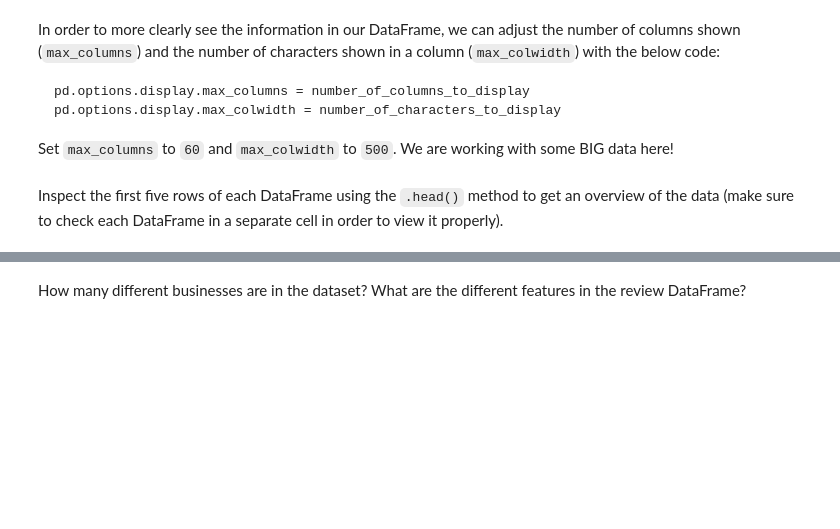
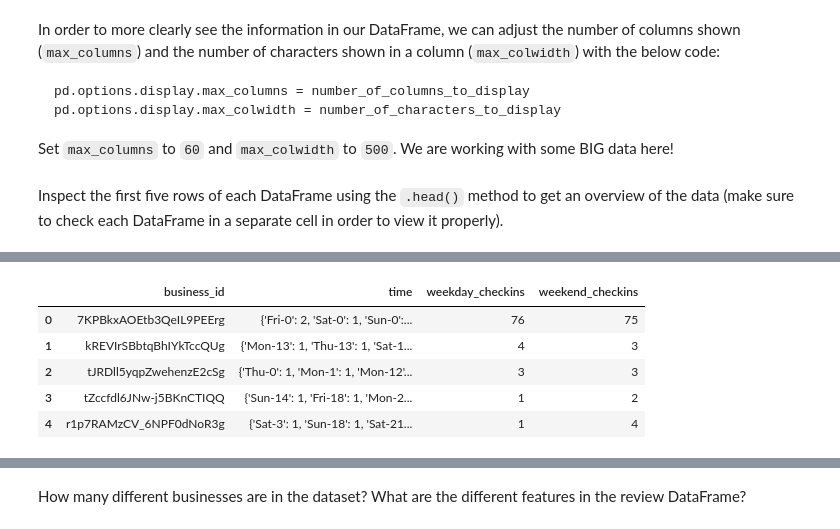
Before and after one commit to LenSin3/yelp_regression_project, a Jupyter notebook: yelp_regression.ipynb, the cells around one changed output, grey strips where cells are left out. Cells and saved outputs as stored; diff of their text form; code cells hidden in the pictures; blank space fills up the shorter version.

```diff
--- a/yelp_regression.ipynb
+++ b/yelp_regression.ipynb
@@ -54,0 +83,9 @@ Inspect the first five rows of each DataFrame using the `.head()` method to get
+# %%
+checkins.head()
+# %% [output]
+|  | business_id | time | weekday_checkins | weekend_checkins |
+| 0 | 7KPBkxAOEtb3QeIL9PEErg | {'Fri-0': 2, 'Sat-0': 1, 'Sun-0':... | 76 | 75 |
+| 1 | kREVIrSBbtqBhIYkTccQUg | {'Mon-13': 1, 'Thu-13': 1, 'Sat-1... | 4 | 3 |
+| 2 | tJRDll5yqpZwehenzE2cSg | {'Thu-0': 1, 'Mon-1': 1, 'Mon-12'... | 3 | 3 |
+| 3 | tZccfdl6JNw-j5BKnCTIQQ | {'Sun-14': 1, 'Fri-18': 1, 'Mon-2... | 1 | 2 |
+| 4 | r1p7RAMzCV_6NPF0dNoR3g | {'Sat-3': 1, 'Sun-18': 1, 'Sat-21... | 1 | 4 |
```
Also changed, not shown: parts of 11 cells of this notebook.
